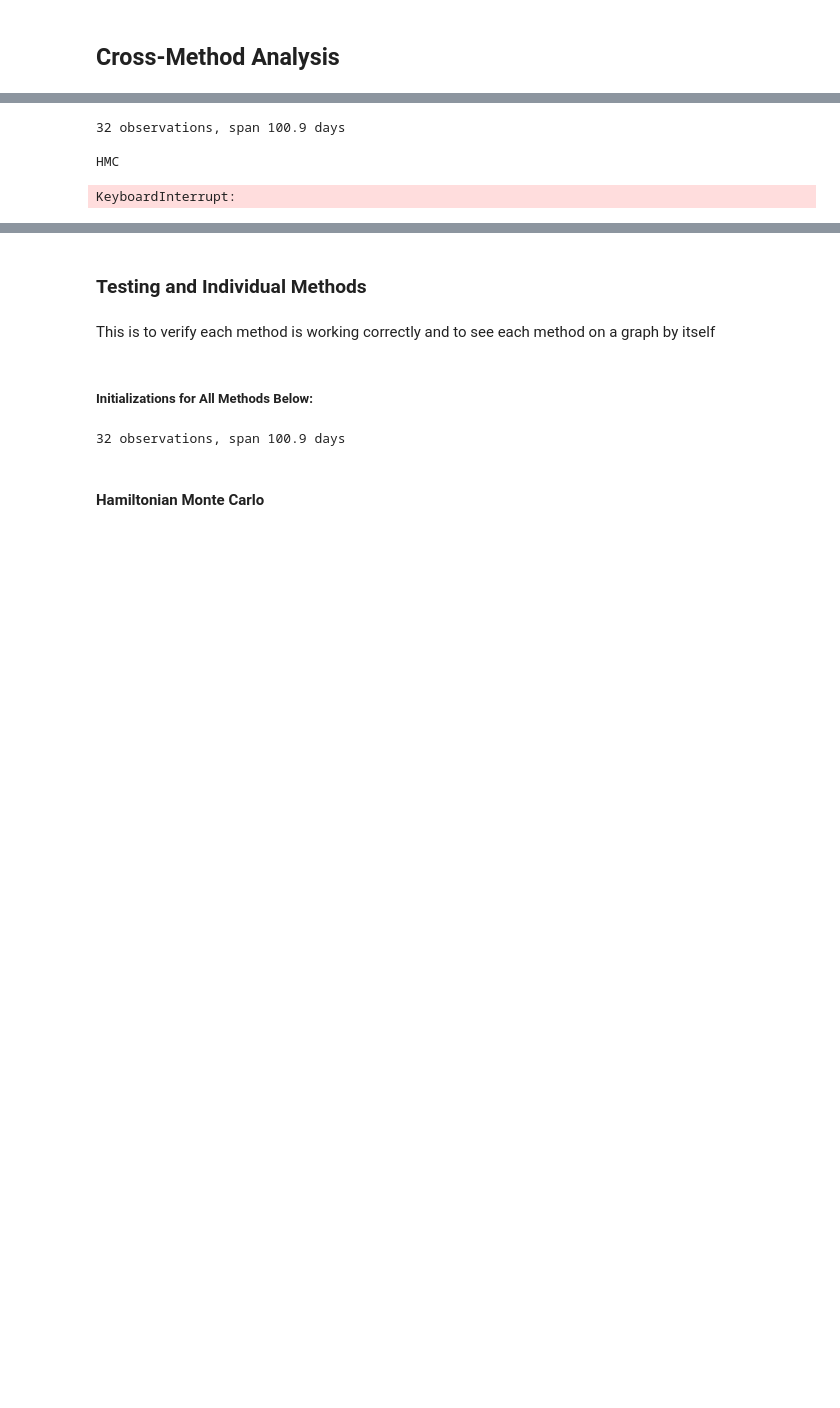
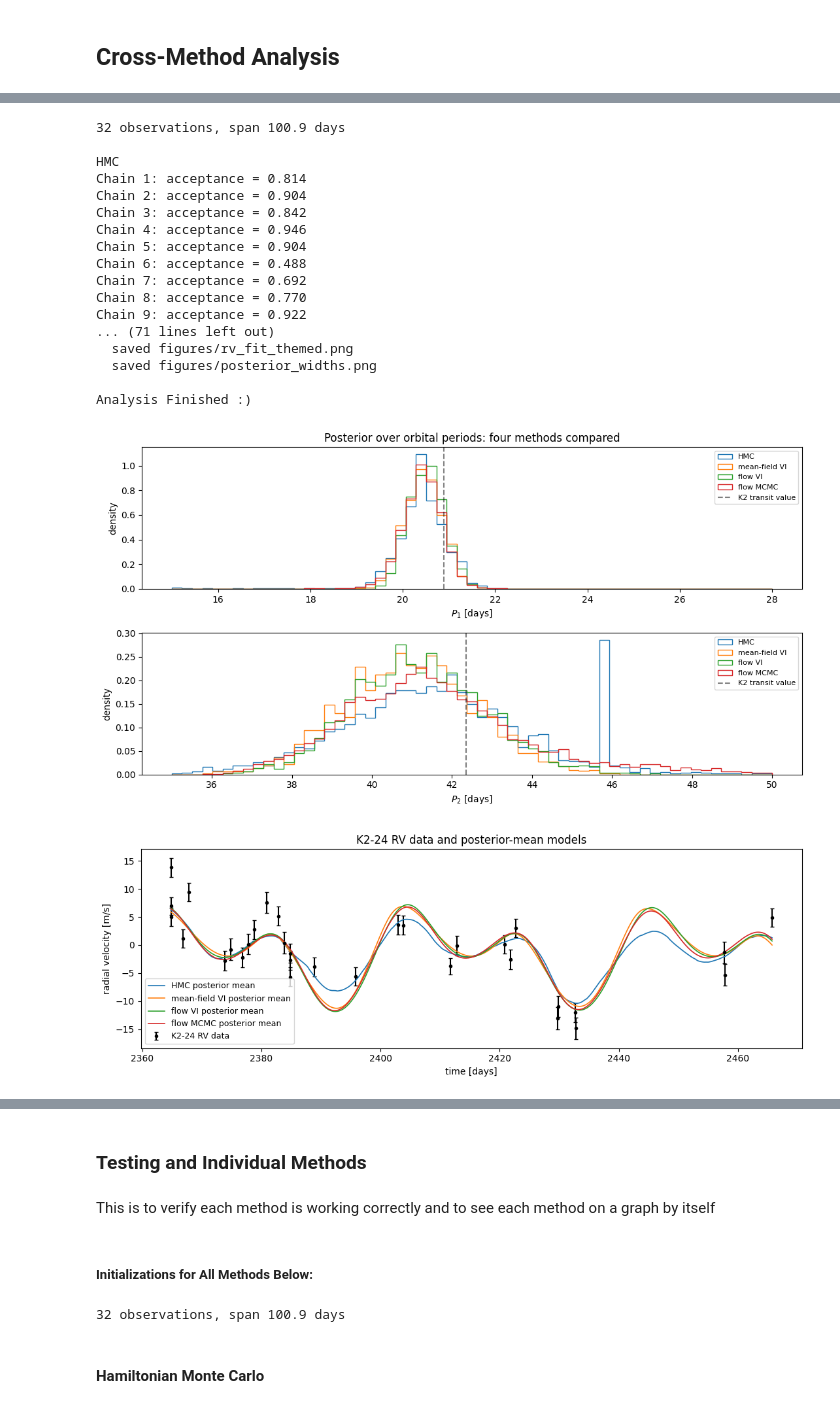
Before and after one commit to DChristensen12/wobbleflow, a Jupyter notebook: notebooks/wobbleflow.ipynb, the cells around one changed output, grey strips where cells are left out. Drawn from its saved outputs; the diff is of its cells as text; code cells hidden in the pictures; blank space fills up the shorter version.

Commit message:
uploaded final notebook with analysis finished in it

```diff
--- a/notebooks/wobbleflow.ipynb
+++ b/notebooks/wobbleflow.ipynb
@@ -1460,6 +1462,7 @@ N_HMC_SAMPLES  = 500
 N_HMC_BURN     = 300
 HMC_EPS        = 0.01
 HMC_LEAPFROG   = 30
+N_MFVI_ITER    = 2000
 N_VI_ITER      = 5000
 VI_LR          = 1e-2
 FLOW_LAYERS    = 8
@@ -1472,9 +1475,14 @@ FLOW_WARMUP    = 50
 BUFFER_SIZE    = 2000
 SEED           = 0
 
+
+# Reproducibility: We have torch.manual.seed(0) fixed so the notebook
+# produces identical results on every run.
+# So comment out the torch.manual.seed(0) lines if you want each run to draw fresh random numbers
+# (so the results will still be qualitatively the same, just with different RNG draws).
 torch.set_default_dtype(torch.float64)
-torch.manual_seed(SEED)
 np.random.seed(SEED)
+
 
 os.makedirs("results", exist_ok=True)
 os.makedirs("figures", exist_ok=True)
@@ -1498,6 +1506,7 @@ eta0 = initial_eta()
 # Hamiltonian Monte Carlo
 # --------------------------------------------------------------------------- #
 print("\nHMC")
+torch.manual_seed(0)
 all_hmc_samples, all_hmc_acc = run_hmc_multichain(
     eta0, lp_eta,
     n_chains=N_HMC_CHAINS,
@@ -1513,8 +1522,9 @@ torch.save({"samples": hmc_theta, "accept_rates": all_hmc_acc}, "results/hmc.pt"
 # Mean-Field Variational Inference
 # --------------------------------------------------------------------------- #
 print("\nMean-field VI")
+torch.manual_seed(0)
 mu_mf, log_s_mf, mf_hist = fit_meanfield(
-    eta0, lp_eta, n_iter=N_VI_ITER, lr=VI_LR, n_mc=64, verbose=True,
+    eta0, lp_eta, n_iter=N_MFVI_ITER, lr=VI_LR, n_mc=64, verbose=True,
 )
 mf_eta = sample_meanfield(mu_mf, log_s_mf, n=2000)
 mf_theta = sort_planets_by_period(eta_samples_to_theta(mf_eta))
@@ -1523,9 +1533,10 @@ torch.save({
 }, "results/vi_meanfield.pt")
 
 # --------------------------------------------------------------------------- #
-# Flow-Based Variational Inference
+# Normalizing Flow-Based Variational Inference
 # --------------------------------------------------------------------------- #
 print("\nFlow VI")
+torch.manual_seed(0)
 fvi_model = FlowVI(D=12, K=FLOW_LAYERS, mu_init=eta0, log_s_init=-3.0)
 fvi_hist = fit_flow_vi(fvi_model, lp_eta, n_iter=N_VI_ITER, lr=FVI_LR, verbose=True)
 with torch.no_grad():
@@ -1538,9 +1549,10 @@ torch.save({
 }, "results/vi_flow.pt")
 
 # --------------------------------------------------------------------------- #
-# Flow-Based MCMC
+# Normalizing Flow-Based Markov Chain Monte Carlo
 # --------------------------------------------------------------------------- #
 print("\nFlow MCMC")
+torch.manual_seed(0)
 eta_inits = torch.zeros(N_FMC_CHAINS, 12) + 0.01 * torch.randn(N_FMC_CHAINS, 12)
 flow_for_mcmc = RealNVP(D=12, n_layers=6, hidden=64)
 fmc_chains, fmc_hist, fmc_local, fmc_global = run_flowmc(
@@ -1630,31 +1642,46 @@ print("  saved figures/rv_fit.png")
 # This makes the per-method RV fits in a 2x2 grid
 fig3, _ = plot_themed_rv_fits(
     t_obs.numpy(), rv_obs.numpy(), rv_err.numpy(), t_dense, rv_models,
 )
 fig3.savefig("figures/rv_fit_themed.png", dpi=150, bbox_inches="tight")
 print("  saved figures/rv_fit_themed.png")
 
 # This is a Side-by-side posterior width comparison
 fig4, axes = plt.subplots(1, 2, figsize=(11, 4))
 method_order = ["HMC", "mean-field VI", "flow VI", "flow MCMC"]
 p1_stds = [posterior_summary(samples_dict[m][:, 0])["std"] for m in method_order]
 p2_stds = [posterior_summary(samples_dict[m][:, 5])["std"] for m in method_order]
 colors = [THEMED_PALETTES[m]["line"] for m in method_order]
 axes[0].bar(method_order, p1_stds, color=colors, edgecolor="black")
 axes[0].set_ylabel("posterior std of P1 [days]")
 axes[0].set_title("P1 posterior width by method")
 axes[0].tick_params(axis="x", rotation=20)
 axes[1].bar(method_order, p2_stds, color=colors, edgecolor="black")
 axes[1].set_ylabel("posterior std of P2 [days]")
 axes[1].set_title("P2 posterior width by method")
 axes[1].tick_params(axis="x", rotation=20)
 fig4.tight_layout()
 fig4.savefig("figures/posterior_widths.png", dpi=150, bbox_inches="tight")
 print("  saved figures/posterior_widths.png")
 
 print("\nAnalysis Finished :)")
 # %% [output]
 32 observations, span 100.9 days
 
 HMC
+Chain 1: acceptance = 0.814
+Chain 2: acceptance = 0.904
+Chain 3: acceptance = 0.842
+Chain 4: acceptance = 0.946
+Chain 5: acceptance = 0.904
+Chain 6: acceptance = 0.488
+Chain 7: acceptance = 0.692
+Chain 8: acceptance = 0.770
+Chain 9: acceptance = 0.922
+... (71 lines left out)
+  saved figures/rv_fit_themed.png
+  saved figures/posterior_widths.png
+
+Analysis Finished :)
-KeyboardInterrupt:
+[figure, added]
+[figure, added]
```
Also changed, not shown: parts of 34 cells of this notebook.
